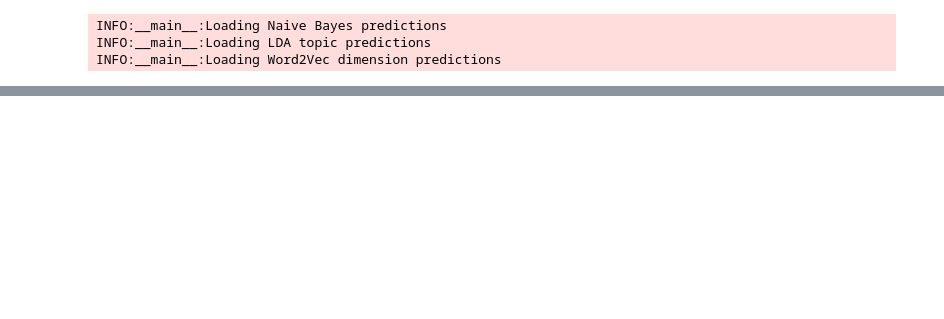
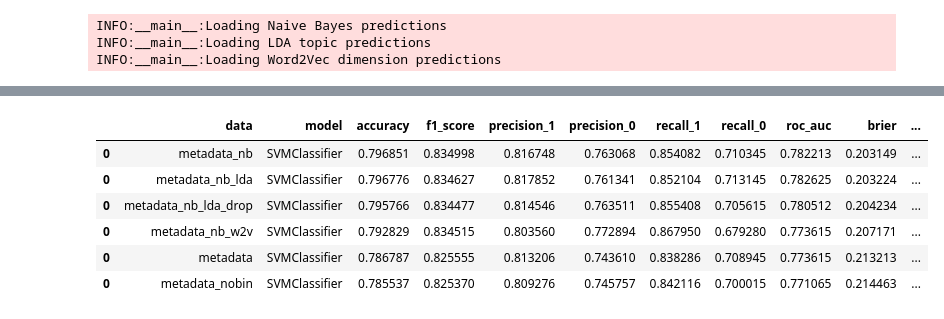
Before and after one commit to benjaminhwittenbrink/cs229_kickstarter, a Jupyter notebook: pipeline_notebook.ipynb, the cells around one changed output, grey strips where cells are left out. Drawn from its saved outputs; the diff is of its cells as text; code cells hidden in the pictures; blank space fills up the shorter version.

```diff
--- a/pipeline_notebook.ipynb
+++ b/pipeline_notebook.ipynb
@@ -200,3 +267,13 @@ fin.head()
+# %%
+fin.loc[fin['model'] == "SVMClassifier"]
+# %% [output]
+|  | data | model | accuracy | f1_score | precision_1 | precision_0 | recall_1 | recall_0 | roc_auc | brier | ... |
+| 0 | metadata_nb | SVMClassifier | 0.796851 | 0.834998 | 0.816748 | 0.763068 | 0.854082 | 0.710345 | 0.782213 | 0.203149 | ... |
+| 0 | metadata_nb_lda | SVMClassifier | 0.796776 | 0.834627 | 0.817852 | 0.761341 | 0.852104 | 0.713145 | 0.782625 | 0.203224 | ... |
+| 0 | metadata_nb_lda_drop | SVMClassifier | 0.795766 | 0.834477 | 0.814546 | 0.763511 | 0.855408 | 0.705615 | 0.780512 | 0.204234 | ... |
+| 0 | metadata_nb_w2v | SVMClassifier | 0.792829 | 0.834515 | 0.803560 | 0.772894 | 0.867950 | 0.679280 | 0.773615 | 0.207171 | ... |
+| 0 | metadata | SVMClassifier | 0.786787 | 0.825555 | 0.813206 | 0.743610 | 0.838286 | 0.708945 | 0.773615 | 0.213213 | ... |
+| 0 | metadata_nobin | SVMClassifier | 0.785537 | 0.825370 | 0.809276 | 0.745757 | 0.842116 | 0.700015 | 0.771065 | 0.214463 | ... |
 # %%
 pred_df.columns = "metadata_" + pred_df.columns
 pred_df_nobinusd.columns = "metadata_nobin_" + pred_df_nobinusd.columns
```
Also changed, not shown: parts of 13 cells of this notebook, 2 other files.
